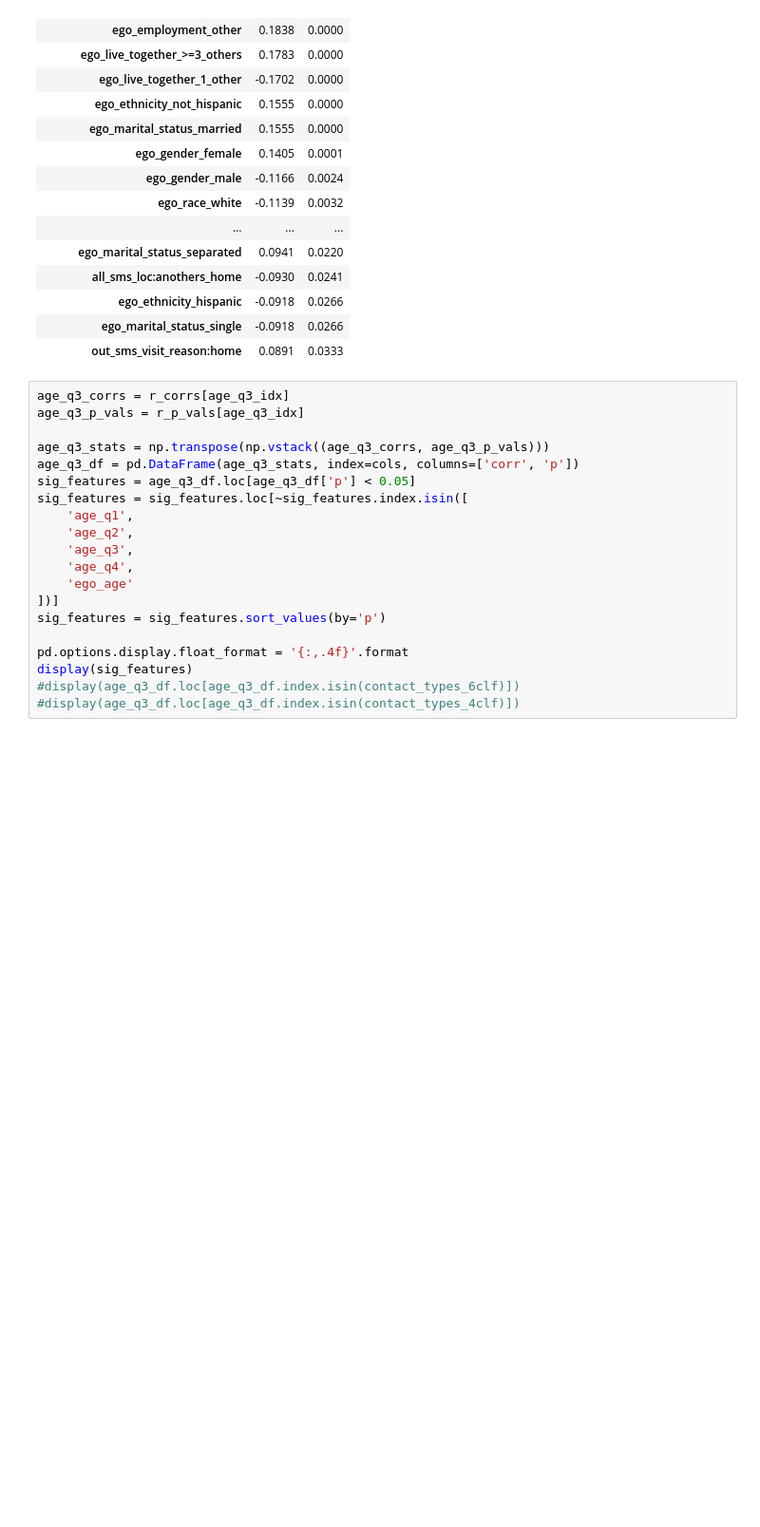
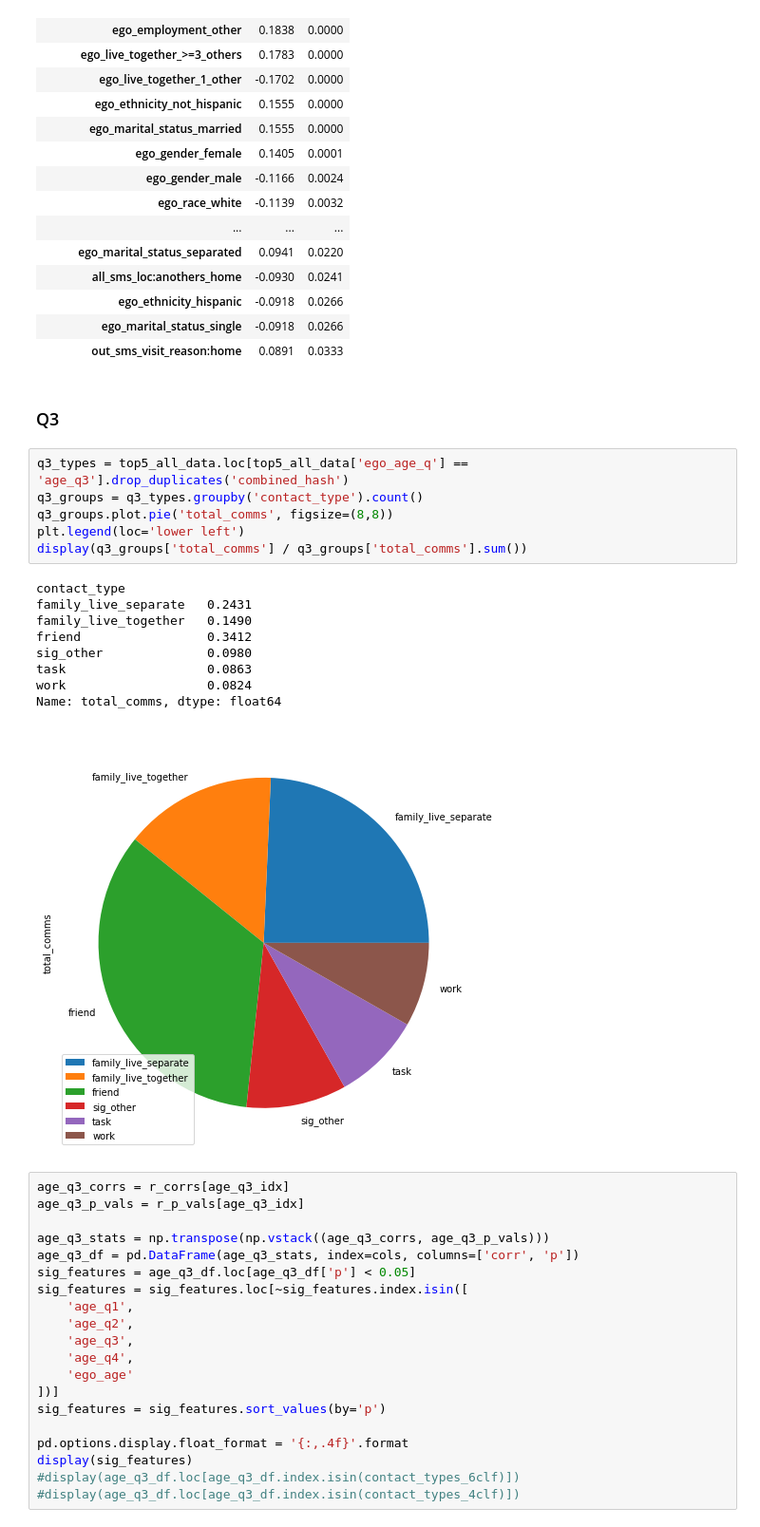
Before and after one commit to tliu526/relationship-prediction, a Jupyter notebook: notebooks/subpopulation_prediction.ipynb, the cells around one changed output. Shown at 95% size. Saved outputs shown, nothing was run; the diff lists cells and outputs as text; blank space fills up the shorter version.

```diff
--- a/notebooks/subpopulation_prediction.ipynb
+++ b/notebooks/subpopulation_prediction.ipynb
@@ -226,6 +253,24 @@ display(sig_features)
 | ego_ethnicity_hispanic | -0.0918 | 0.0266 |
 | ego_marital_status_single | -0.0918 | 0.0266 |
 | out_sms_visit_reason:home | 0.0891 | 0.0333 |
+# %% [markdown]
+### Q3
+# %%
+q3_types = top5_all_data.loc[top5_all_data['ego_age_q'] == 'age_q3'].drop_duplicates('combined_hash')
+q3_groups = q3_types.groupby('contact_type').count()
+q3_groups.plot.pie('total_comms', figsize=(8,8))
+plt.legend(loc='lower left')
+display(q3_groups['total_comms'] / q3_groups['total_comms'].sum())
+# %% [output]
+contact_type
+family_live_separate   0.2431
+family_live_together   0.1490
+friend                 0.3412
+sig_other              0.0980
+task                   0.0863
+work                   0.0824
+Name: total_comms, dtype: float64
+[figure, added]
 # %%
 age_q3_corrs = r_corrs[age_q3_idx]
 age_q3_p_vals = r_p_vals[age_q3_idx]
```
Also changed, not shown: parts of 19 cells of this notebook.
